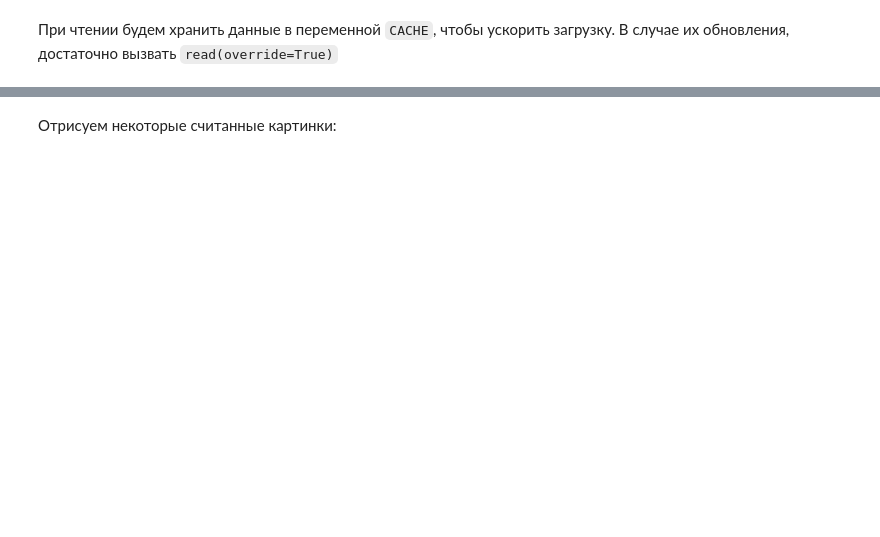
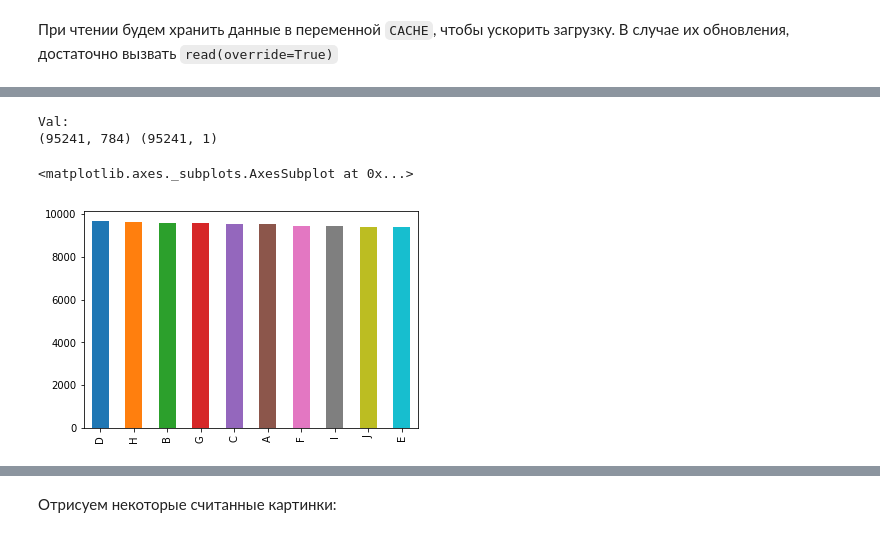
Before and after one commit to zaomatchbox/mo, a Jupyter notebook: part2/lab1/chiselko6/lab1.ipynb, the cells around one changed output, grey strips where cells are left out. Drawn from its saved outputs; the diff is of its cells as text; code cells hidden in the pictures; blank space fills up the shorter version.

```diff
--- a/part2/lab1/chiselko6/lab1.ipynb
+++ b/part2/lab1/chiselko6/lab1.ipynb
@@ -72,0 +72,9 @@ X_large, y_large = shuffle(*get_data(LARGE_DATASET_DIR, verbose=True), random_st
+# %%
+print('Val:')
+print(X_val.shape, y_val.shape)
+y_val[0].value_counts().plot(kind='bar')
+# %% [output]
+Val:
+(95241, 784) (95241, 1)
+<matplotlib.axes._subplots.AxesSubplot at 0x...>
+[figure, added]
```
Also changed, not shown: parts of 25 cells of this notebook.
